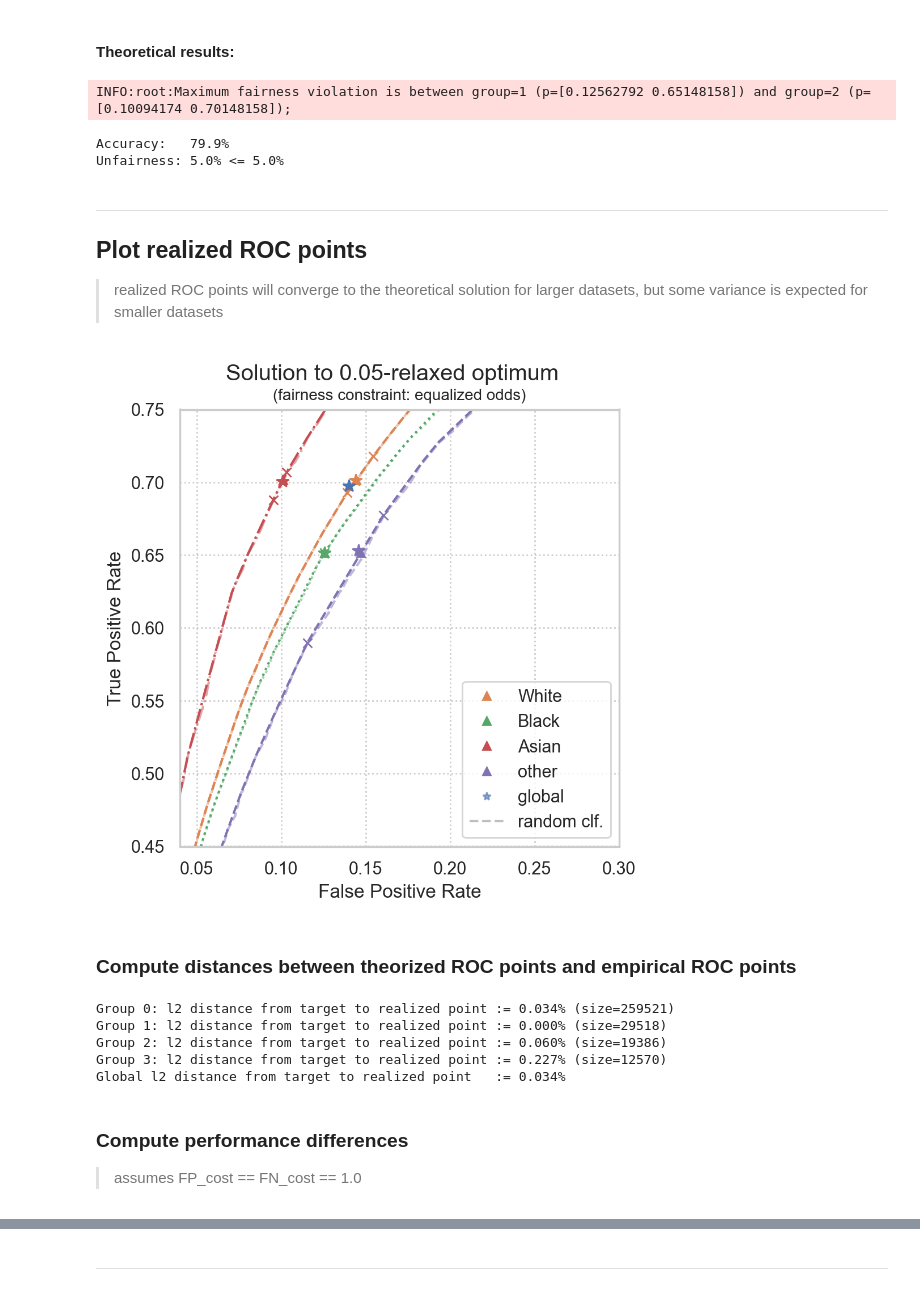
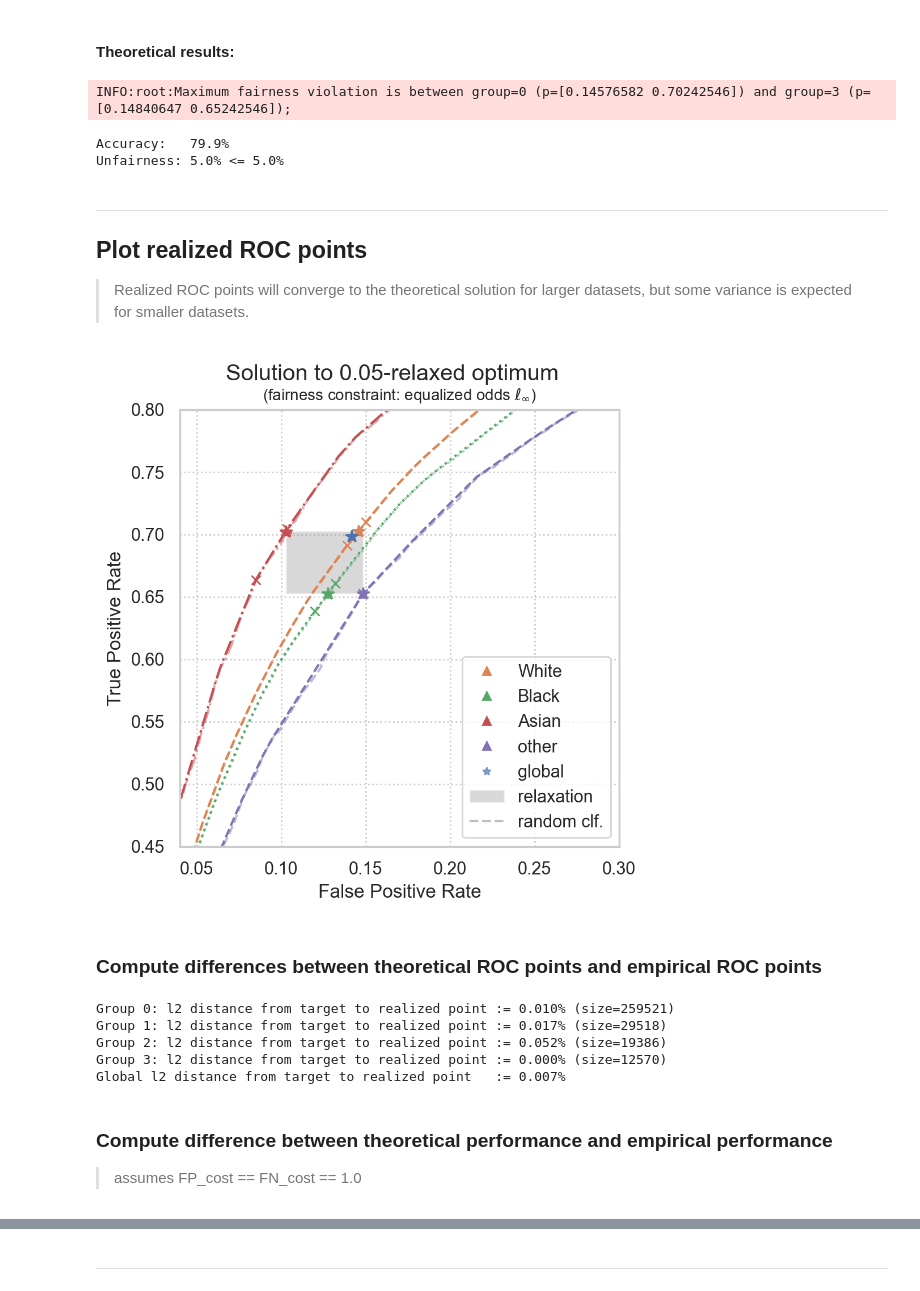
Before and after one commit to socialfoundations/error-parity, a Jupyter notebook: examples/relaxed-equalized-odds.usage-example-folktables.ipynb, the cells around one changed output, grey strips where cells are left out. Cells and saved outputs as stored; diff of their text form; code cells hidden in the pictures.

Commit message:
updated example notebooks for compatibility with l_p_norm kwarg

```diff
--- a/examples/relaxed-equalized-odds.usage-example-folktables.ipynb
+++ b/examples/relaxed-equalized-odds.usage-example-folktables.ipynb
@@ -128,9 +128,13 @@ print(f"Global prevalence: {actual_prevalence:.1%}")
 Global prevalence: 37.2%
 # %%
 EPSILON_TOLERANCE = 0.05
-# EPSILON_TOLERANCE = 1.0  # best unconstrained classifier
+
 FALSE_POS_COST = 1
 FALSE_NEG_COST = 1
+
+L_P_NORM = np.inf         # constrain l-infinity distance between ROC points
+# L_P_NORM = 1            # constrain l-1 distance between ROC points
+# L_P_NORM = 2            # constrain l-2 distance between ROC points
 # %% [markdown]
 ---
 ## Given a trained predictor (that outputs real-valued scores)
@@ -167,6 +172,7 @@ postproc_clf = RelaxedThresholdOptimizer(
     tolerance=EPSILON_TOLERANCE,
     false_pos_cost=FALSE_POS_COST,
     false_neg_cost=FALSE_NEG_COST,
+    l_p_norm=L_P_NORM,
     seed=SEED,
 )
 # %%
@@ -237,13 +243,13 @@ unf_val = postproc_clf.constraint_violation()
 print(f"Accuracy:   {acc_val:.1%}")
 print(f"Unfairness: {unf_val:.1%} <= {EPSILON_TOLERANCE:.1%}")
 # %% [output]
-INFO:root:Maximum fairness violation is between group=1 (p=[0.12562792 0.65148158]) and group=2 (p=[0.10094174 0.70148158]);
+INFO:root:Maximum fairness violation is between group=0 (p=[0.14576582 0.70242546]) and group=3 (p=[0.14840647 0.65242546]);
 Accuracy:   79.9%
 Unfairness: 5.0% <= 5.0%
 # %% [markdown]
 ---
 ## Plot realized ROC points
-> realized ROC points will converge to the theoretical solution for larger datasets, but some variance is expected for smaller datasets
+> Realized ROC points will converge to the theoretical solution for larger datasets, but some variance is expected for smaller datasets.
 # %%
 # Set group-wise colors and global color
 palette = sns.color_palette(n_colors=n_groups + 1)
@@ -256,6 +262,7 @@ plot_postprocessing_solution(
     postprocessed_clf=postproc_clf,
     plot_roc_curves=True,
     plot_roc_hulls=True,
+    plot_relaxation=True,
     dpi=200, figsize=(5, 5),
     group_name_map=group_name_map,
 )
@@ -269,37 +276,37 @@ for idx in range(n_groups):
 
     # Evaluate triangulation of target point as a randomized clf
     group_filter = s_fit == idx
 
     curr_realized_roc_point = compute_roc_point_from_predictions(y_fit[group_filter], y_fit_preds[group_filter])
     realized_roc_points.append(curr_realized_roc_point)
 
     plt.plot(
         curr_realized_roc_point[0], curr_realized_roc_point[1],
         color=all_group_colors[idx],
         marker="*", markersize=8,
         lw=0,
     )
 
 realized_roc_points = np.vstack(realized_roc_points)
 
 # Plot actual global classifier performance
 global_clf_realized_roc_point = compute_roc_point_from_predictions(y_fit, y_fit_preds)
 plt.plot(
     global_clf_realized_roc_point[0], global_clf_realized_roc_point[1],
     color=global_color,
     marker="*", markersize=8,
     lw=0,
 )
 
 plt.xlim(0.04, 0.3)
-plt.ylim(0.45, 0.75)
+plt.ylim(0.45, 0.80)
 plt.legend()
 
 plt.show()
 # %% [output]
-[figure, old version]
+[figure, new version]
 # %% [markdown]
-### Compute distances between theorized ROC points and empirical ROC points
+### Compute differences between theoretical ROC points and empirical ROC points
 # %%
 # Distances to group-wise targets:
 for i, (target_point, actual_point) in enumerate(zip(postproc_clf.groupwise_roc_points, realized_roc_points)):
@@ -310,13 +317,13 @@ for i, (target_point, actual_point) in enumerate(zip(postproc_clf.groupwise_roc_
 dist = np.linalg.norm(postproc_clf.global_roc_point - global_clf_realized_roc_point, ord=2)
 print(f"Global l2 distance from target to realized point   := {dist:.3%}")
 # %% [output]
-Group 0: l2 distance from target to realized point := 0.034% (size=259521)
-Group 1: l2 distance from target to realized point := 0.000% (size=29518)
-Group 2: l2 distance from target to realized point := 0.060% (size=19386)
-Group 3: l2 distance from target to realized point := 0.227% (size=12570)
-Global l2 distance from target to realized point   := 0.034%
+Group 0: l2 distance from target to realized point := 0.010% (size=259521)
+Group 1: l2 distance from target to realized point := 0.017% (size=29518)
+Group 2: l2 distance from target to realized point := 0.052% (size=19386)
+Group 3: l2 distance from target to realized point := 0.000% (size=12570)
+Global l2 distance from target to realized point   := 0.007%
 # %% [markdown]
-### Compute performance differences
+### Compute difference between theoretical performance and empirical performance
 > assumes FP_cost == FN_cost == 1.0
 # %%
 from sklearn.metrics import accuracy_score
```
Also changed, not shown: parts of 14 cells of this notebook, 6 other files.
